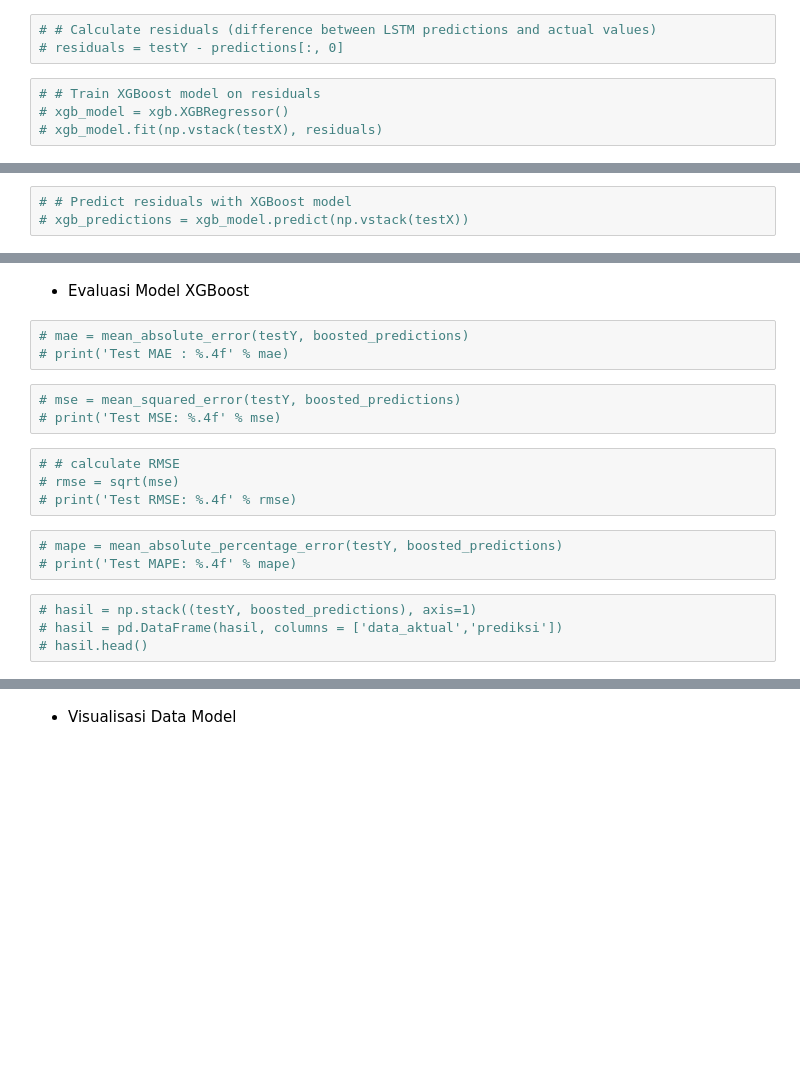
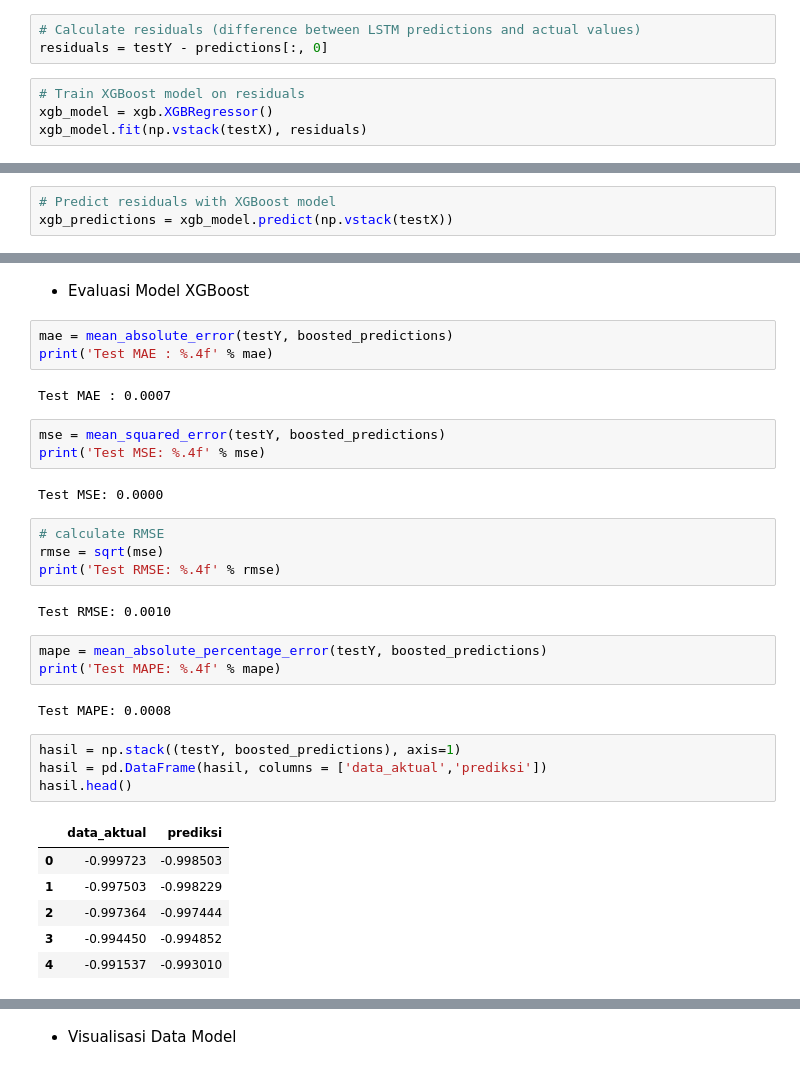
Before and after one commit to kusin/2024_BOPTN_Hopsot, a Jupyter notebook: source-code/experimental xgboost/lstm_xgboost_perlakuan_2.ipynb, the cells around one changed output, grey strips where cells are left out. Cells and saved outputs as stored; diff of their text form; blank space fills up the shorter version.

```diff
--- a/source-code/experimental xgboost/lstm_xgboost_perlakuan_2.ipynb
+++ b/source-code/experimental xgboost/lstm_xgboost_perlakuan_2.ipynb
@@ -733,7 +733,7 @@ plt.show()
 # %%
-# # Calculate residuals (difference between LSTM predictions and actual values)
-# residuals = testY - predictions[:, 0]
+# Calculate residuals (difference between LSTM predictions and actual values)
+residuals = testY - predictions[:, 0]
 # %%
-# # Train XGBoost model on residuals
-# xgb_model = xgb.XGBRegressor()
-# xgb_model.fit(np.vstack(testX), residuals)
+# Train XGBoost model on residuals
+xgb_model = xgb.XGBRegressor()
+xgb_model.fit(np.vstack(testX), residuals)
@@ -740,4 +752,4 @@ plt.show()
 # %%
-# # Predict residuals with XGBoost model
-# xgb_predictions = xgb_model.predict(np.vstack(testX))
+# Predict residuals with XGBoost model
+xgb_predictions = xgb_model.predict(np.vstack(testX))
 # %%
@@ -750,20 +770,35 @@ plt.show()
 # %% [markdown]
 - Evaluasi Model XGBoost
 # %%
-# mae = mean_absolute_error(testY, boosted_predictions)
-# print('Test MAE : %.4f' % mae)
+mae = mean_absolute_error(testY, boosted_predictions)
+print('Test MAE : %.4f' % mae)
+# %% [output]
+Test MAE : 0.0007
 # %%
-# mse = mean_squared_error(testY, boosted_predictions)
-# print('Test MSE: %.4f' % mse)
+mse = mean_squared_error(testY, boosted_predictions)
+print('Test MSE: %.4f' % mse)
+# %% [output]
+Test MSE: 0.0000
 # %%
-# # calculate RMSE
-# rmse = sqrt(mse)
-# print('Test RMSE: %.4f' % rmse)
+# calculate RMSE
+rmse = sqrt(mse)
+print('Test RMSE: %.4f' % rmse)
+# %% [output]
+Test RMSE: 0.0010
 # %%
-# mape = mean_absolute_percentage_error(testY, boosted_predictions)
-# print('Test MAPE: %.4f' % mape)
+mape = mean_absolute_percentage_error(testY, boosted_predictions)
+print('Test MAPE: %.4f' % mape)
+# %% [output]
+Test MAPE: 0.0008
 # %%
-# hasil = np.stack((testY, boosted_predictions), axis=1)
-# hasil = pd.DataFrame(hasil, columns = ['data_aktual','prediksi'])
-# hasil.head()
+hasil = np.stack((testY, boosted_predictions), axis=1)
+hasil = pd.DataFrame(hasil, columns = ['data_aktual','prediksi'])
+hasil.head()
+# %% [output]
+|  | data_aktual | prediksi |
+| 0 | -0.999723 | -0.998503 |
+| 1 | -0.997503 | -0.998229 |
+| 2 | -0.997364 | -0.997444 |
+| 3 | -0.994450 | -0.994852 |
+| 4 | -0.991537 | -0.993010 |
 # %%
```
Also changed, not shown: parts of 24 cells of this notebook, 7 other files.
